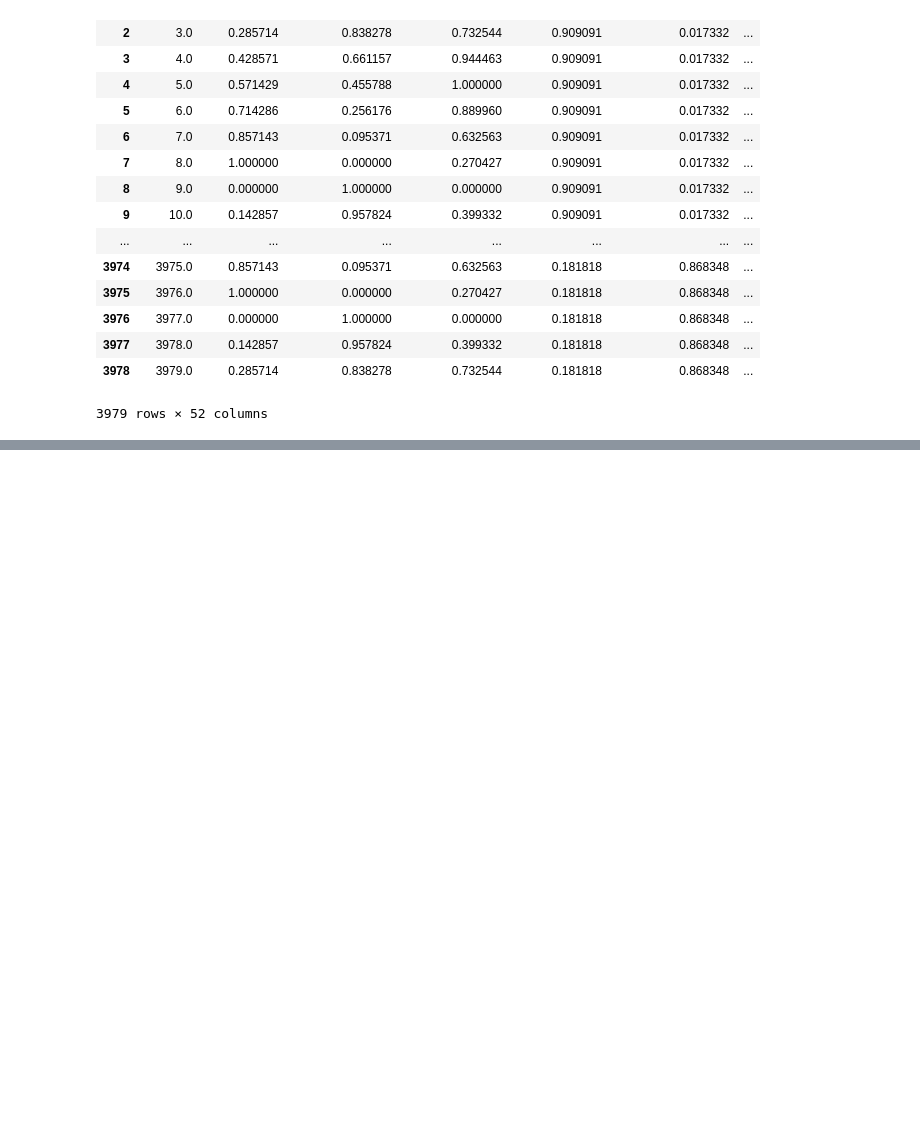
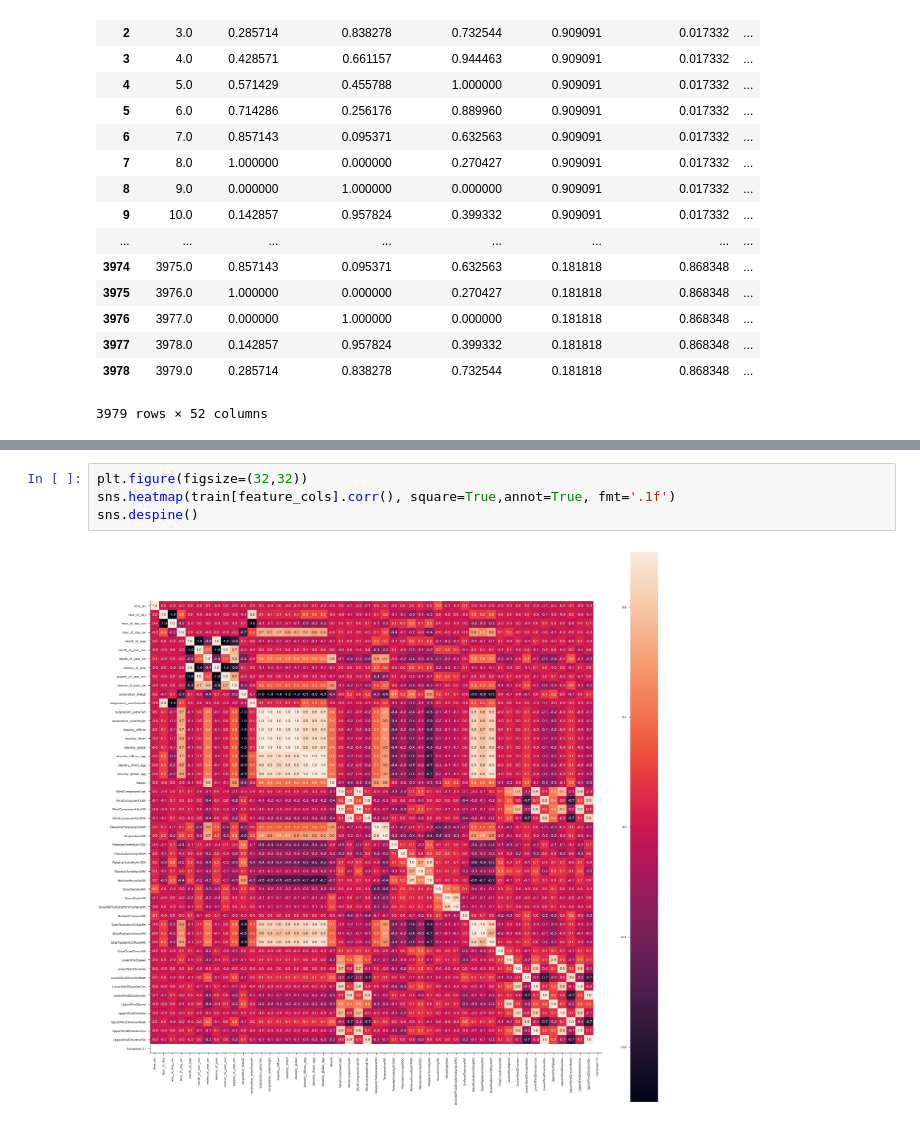
Before and after one commit to andrewnachtigal/solar_forecasting, a Jupyter notebook: german-solar.ipynb, the cells around one changed output, grey strips where cells are left out. Saved outputs shown, nothing was run; the diff lists cells and outputs as text; blank space fills up the shorter version.

```diff
--- a/german-solar.ipynb
+++ b/german-solar.ipynb
@@ -243,0 +255,6 @@ sns.despine()
+# %%
+plt.figure(figsize=(32,32))
+sns.heatmap(train[feature_cols].corr(), square=True,annot=True, fmt='.1f')
+sns.despine()
+# %% [output]
+[figure, added]
```
Also changed, not shown: parts of 4 cells of this notebook.
